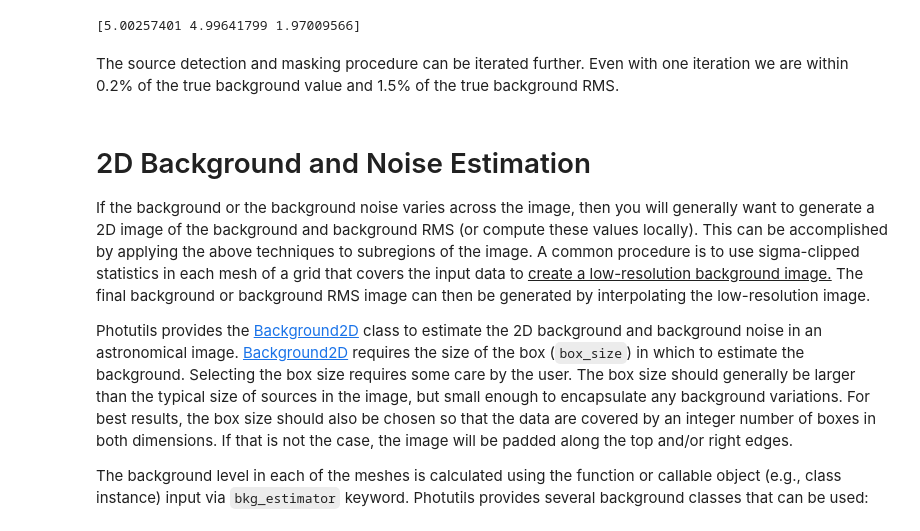
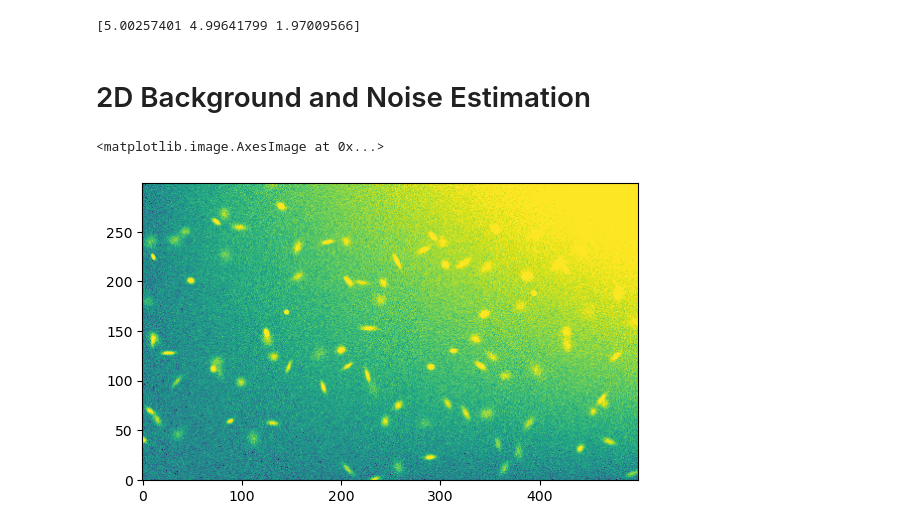
Before and after one commit to sh4rkNy/guide_photutils, a Jupyter notebook: background.ipynb, the cells around one changed output. Cells and saved outputs as stored; diff of their text form; code cells hidden in the pictures.

```diff
--- a/background.ipynb
+++ b/background.ipynb
@@ -109,13 +85,15 @@ mean, median, std = sigma_clipped_stats(data, sigma=3.0, mask=mask)
 print(np.array((mean, median, std)))
 # %% [output]
 [5.00257401 4.99641799 1.97009566]
-# %% [markdown]
-The source detection and masking procedure can be iterated further. Even with one iteration we are within 0.2% of the true background value and 1.5% of the true background RMS.
-# %% [markdown]
-# 2D Background and Noise Estimation
-
-If the background or the background noise varies across the image, then you will generally want to generate a 2D image of the background and background RMS (or compute these values locally). This can be accomplished by applying the above techniques to subregions of the image. A common procedure is to use sigma-clipped statistics in each mesh of a grid that covers the input data to <u>create a low-resolution background image.</u> The final background or background RMS image can then be generated by interpolating the low-resolution image.
-
-Photutils provides the [Background2D](https://photutils.readthedocs.io/en/latest/api/photutils.background.Background2D.html#photutils.background.Background2D) class to estimate the 2D background and background noise in an astronomical image. [Background2D](https://photutils.readthedocs.io/en/latest/api/photutils.background.Background2D.html#photutils.background.Background2D) requires the size of the box (`box_size`) in which to estimate the background. Selecting the box size requires some care by the user. The box size should generally be larger than the typical size of sources in the image, but small enough to encapsulate any background variations. For best results, the box size should also be chosen so that the data are covered by an integer number of boxes in both dimensions. If that is not the case, the image will be padded along the top and/or right edges.
-
-The background level in each of the meshes is calculated using the function or callable object (e.g., class instance) input via `bkg_estimator` keyword. Photutils provides several background classes that can be used:
+# %% [markdown]
+# 2D Background and Noise Estimation
+# %%
+ny, nx = data.shape
+y, x = np.mgrid[:ny, :nx]
+gradient = x*y / 5000.0
+data2 = data + gradient
+fig, ax = plt.subplots()
+ax.imshow(data2, norm=norm, origin='lower')
+# %% [output]
+<matplotlib.image.AxesImage at 0x...>
+[figure, added]
```
Also changed, not shown: parts of 9 cells of this notebook.
